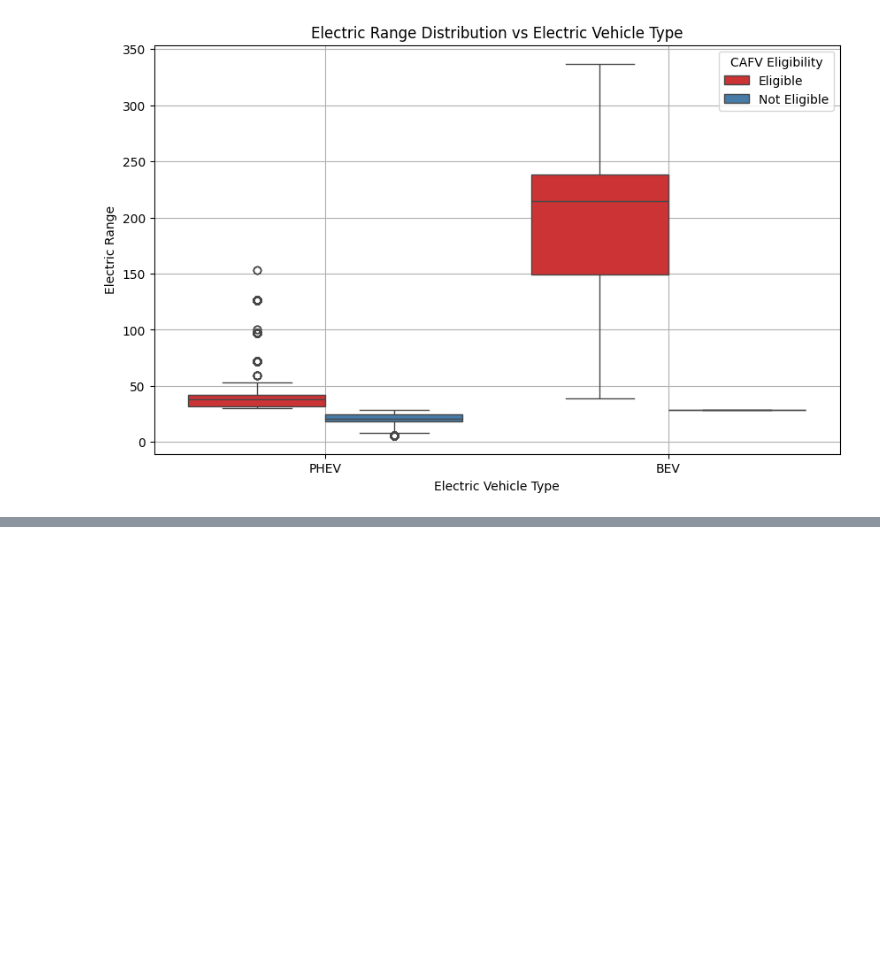
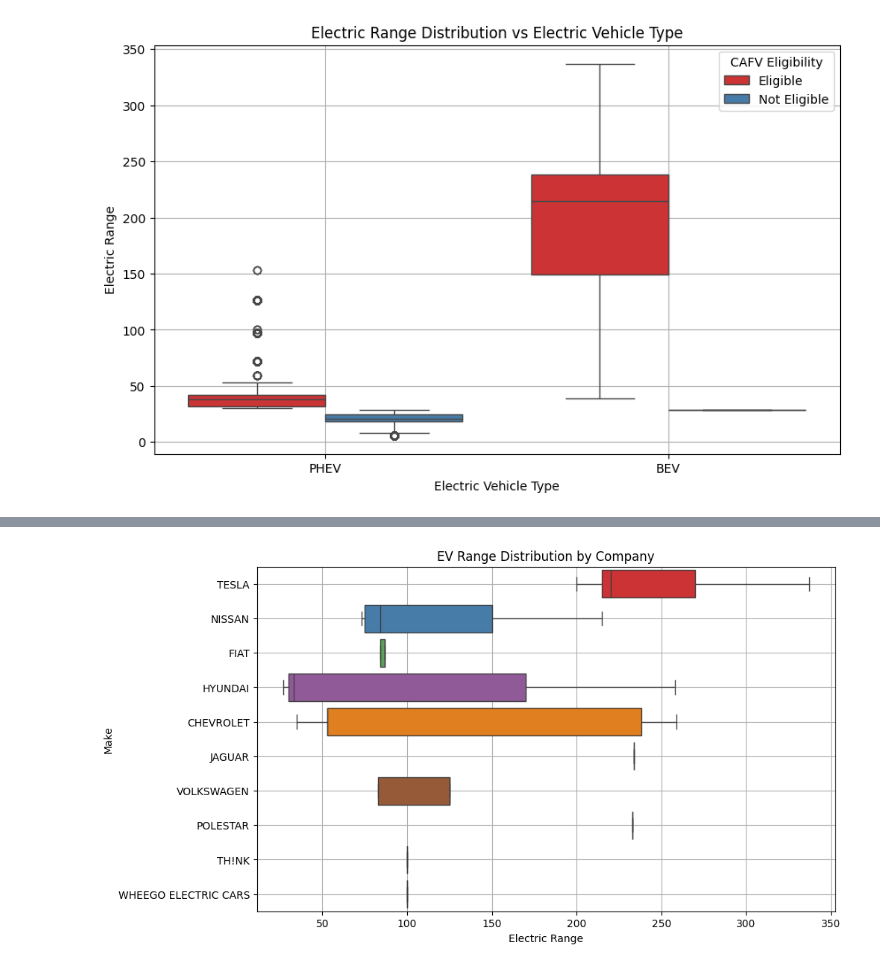
Before and after one commit to RITS98/Electric-Vechicle-Data-Analysis, a Jupyter notebook: EV_Data_Analysis.ipynb, the cells around one changed output, grey strips where cells are left out. Saved outputs shown, nothing was run; the diff lists cells and outputs as text; code cells hidden in the pictures; blank space fills up the shorter version.

```diff
--- a/EV_Data_Analysis.ipynb
+++ b/EV_Data_Analysis.ipynb
@@ -245,0 +335,3 @@ plt.show()
+# %%
+filtered_data = data[data['Make'].isin(list(top_10_ev_companies))]
+filtered_data.head()
@@ -245,0 +345,8 @@ plt.show()
+# %%
+plt.figure(figsize=(10, 6))
+plt.title('EV Range Distribution by Company')
+sns.boxplot(data = filtered_data, y='Make', x='Electric Range', palette='Set1')
+plt.grid()
+plt.show()
+# %% [output]
+[figure, added]
```
Also changed, not shown: parts of 12 cells of this notebook.
